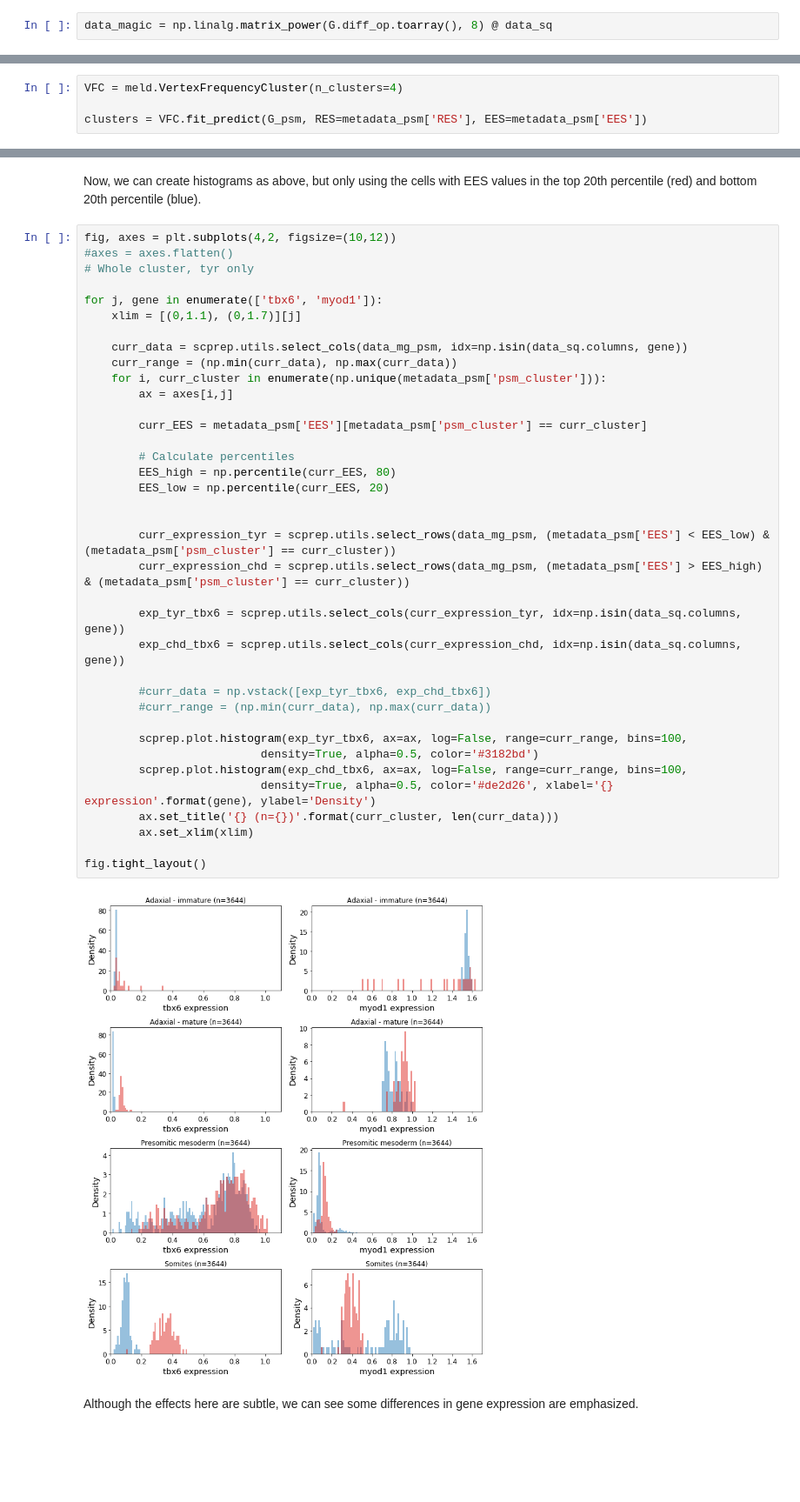
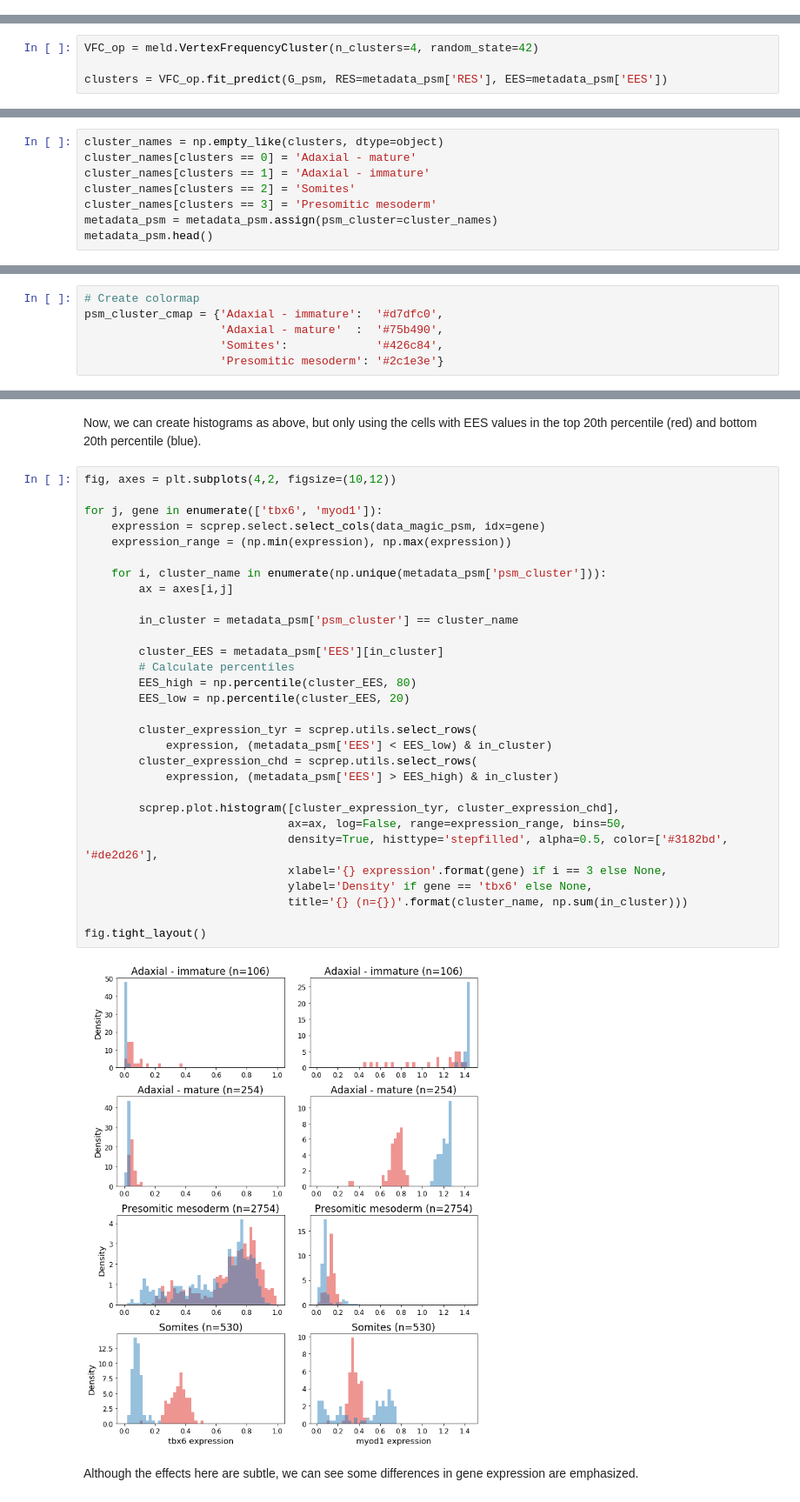
Before and after one commit to KrishnaswamyLab/MELD, a Jupyter notebook: notebooks/Wagner2018_Chordin_Cas9_Mutagenesis.ipynb, the cells around one changed output, grey strips where cells are left out. Shown at 87% size. Cells and saved outputs as stored; diff of their text form; blank space fills up the shorter version.

```diff
--- a/notebooks/Wagner2018_Chordin_Cas9_Mutagenesis.ipynb
+++ b/notebooks/Wagner2018_Chordin_Cas9_Mutagenesis.ipynb
@@ -353,5 +363,3 @@ Calculated MAGIC in 19.35 seconds.
-# %%
-data_magic = np.linalg.matrix_power(G.diff_op.toarray(), 8) @ data_sq
 # %% [markdown]
 ## 3. Using MELD to learn an Enhanced Experimental Signal
 
@@ -461,5 +467,5 @@ This class works similarly to the `sklearn` clustering classes, and all it needs
 # %%
-VFC = meld.VertexFrequencyCluster(n_clusters=4)
+VFC_op = meld.VertexFrequencyCluster(n_clusters=4, random_state=42)
 
-clusters = VFC.fit_predict(G_psm, RES=metadata_psm['RES'], EES=metadata_psm['EES'])
+clusters = VFC_op.fit_predict(G_psm, RES=metadata_psm['RES'], EES=metadata_psm['EES'])
 # %% [output]
@@ -505,0 +497,8 @@ See the caveats in the documentation: http://pandas.pydata.org/pandas-docs/stabl
+# %%
+cluster_names = np.empty_like(clusters, dtype=object)
+cluster_names[clusters == 0] = 'Adaxial - mature'
+cluster_names[clusters == 1] = 'Adaxial - immature'
+cluster_names[clusters == 2] = 'Somites'
+cluster_names[clusters == 3] = 'Presomitic mesoderm'
+metadata_psm = metadata_psm.assign(psm_cluster=cluster_names)
+metadata_psm.head()
@@ -506,3 +512,9 @@ See the caveats in the documentation: http://pandas.pydata.org/pandas-docs/stabl
+# %%
+# Create colormap
+psm_cluster_cmap = {'Adaxial - immature':  '#d7dfc0',
+                    'Adaxial - mature'  :  '#75b490',
+                    'Somites':             '#426c84',
+                    'Presomitic mesoderm': '#2c1e3e'}
 # %% [markdown]
 And now we can recreate that plot with the proper labels and colors
 # %%
@@ -645,42 +647,35 @@ fig.tight_layout()
 Now, we can create histograms as above, but only using the cells with EES values in the top 20th percentile (red) and bottom 20th percentile (blue).
 # %%
 fig, axes = plt.subplots(4,2, figsize=(10,12))
-#axes = axes.flatten()
-# Whole cluster, tyr only
 
 for j, gene in enumerate(['tbx6', 'myod1']):
-    xlim = [(0,1.1), (0,1.7)][j]
+    expression = scprep.select.select_cols(data_magic_psm, idx=gene)
+    expression_range = (np.min(expression), np.max(expression))
 
-    curr_data = scprep.utils.select_cols(data_mg_psm, idx=np.isin(data_sq.columns, gene))
-    curr_range = (np.min(curr_data), np.max(curr_data))
-    for i, curr_cluster in enumerate(np.unique(metadata_psm['psm_cluster'])):
+    for i, cluster_name in enumerate(np.unique(metadata_psm['psm_cluster'])):
         ax = axes[i,j]
 
-        curr_EES = metadata_psm['EES'][metadata_psm['psm_cluster'] == curr_cluster]
+        in_cluster = metadata_psm['psm_cluster'] == cluster_name
 
+        cluster_EES = metadata_psm['EES'][in_cluster]
         # Calculate percentiles
-        EES_high = np.percentile(curr_EES, 80)
-        EES_low = np.percentile(curr_EES, 20)
+        EES_high = np.percentile(cluster_EES, 80)
+        EES_low = np.percentile(cluster_EES, 20)
 
+        cluster_expression_tyr = scprep.utils.select_rows(
+            expression, (metadata_psm['EES'] < EES_low) & in_cluster)
+        cluster_expression_chd = scprep.utils.select_rows(
+            expression, (metadata_psm['EES'] > EES_high) & in_cluster)
 
-        curr_expression_tyr = scprep.utils.select_rows(data_mg_psm, (metadata_psm['EES'] < EES_low) & (metadata_psm['psm_cluster'] == curr_cluster))
-        curr_expression_chd = scprep.utils.select_rows(data_mg_psm, (metadata_psm['EES'] > EES_high) & (metadata_psm['psm_cluster'] == curr_cluster))
-
-        exp_tyr_tbx6 = scprep.utils.select_cols(curr_expression_tyr, idx=np.isin(data_sq.columns, gene))
-        exp_chd_tbx6 = scprep.utils.select_cols(curr_expression_chd, idx=np.isin(data_sq.columns, gene))
-
-        #curr_data = np.vstack([exp_tyr_tbx6, exp_chd_tbx6])
-        #curr_range = (np.min(curr_data), np.max(curr_data))
-
-        scprep.plot.histogram(exp_tyr_tbx6, ax=ax, log=False, range=curr_range, bins=100,
-                          density=True, alpha=0.5, color='#3182bd')
-        scprep.plot.histogram(exp_chd_tbx6, ax=ax, log=False, range=curr_range, bins=100,
-                          density=True, alpha=0.5, color='#de2d26', xlabel='{} expression'.format(gene), ylabel='Density')
-        ax.set_title('{} (n={})'.format(curr_cluster, len(curr_data)))
-        ax.set_xlim(xlim)
+        scprep.plot.histogram([cluster_expression_tyr, cluster_expression_chd],
+                              ax=ax, log=False, range=expression_range, bins=50,
+                              density=True, histtype='stepfilled', alpha=0.5, color=['#3182bd', '#de2d26'],
+                              xlabel='{} expression'.format(gene) if i == 3 else None,
+                              ylabel='Density' if gene == 'tbx6' else None,
+                              title='{} (n={})'.format(cluster_name, np.sum(in_cluster)))
 
 fig.tight_layout()
 # %% [output]
-[figure, old version]
+[figure, new version]
 # %% [markdown]
 Although the effects here are subtle, we can see some differences in gene expression are emphasized.
```
Also changed, not shown: parts of 74 cells of this notebook.
